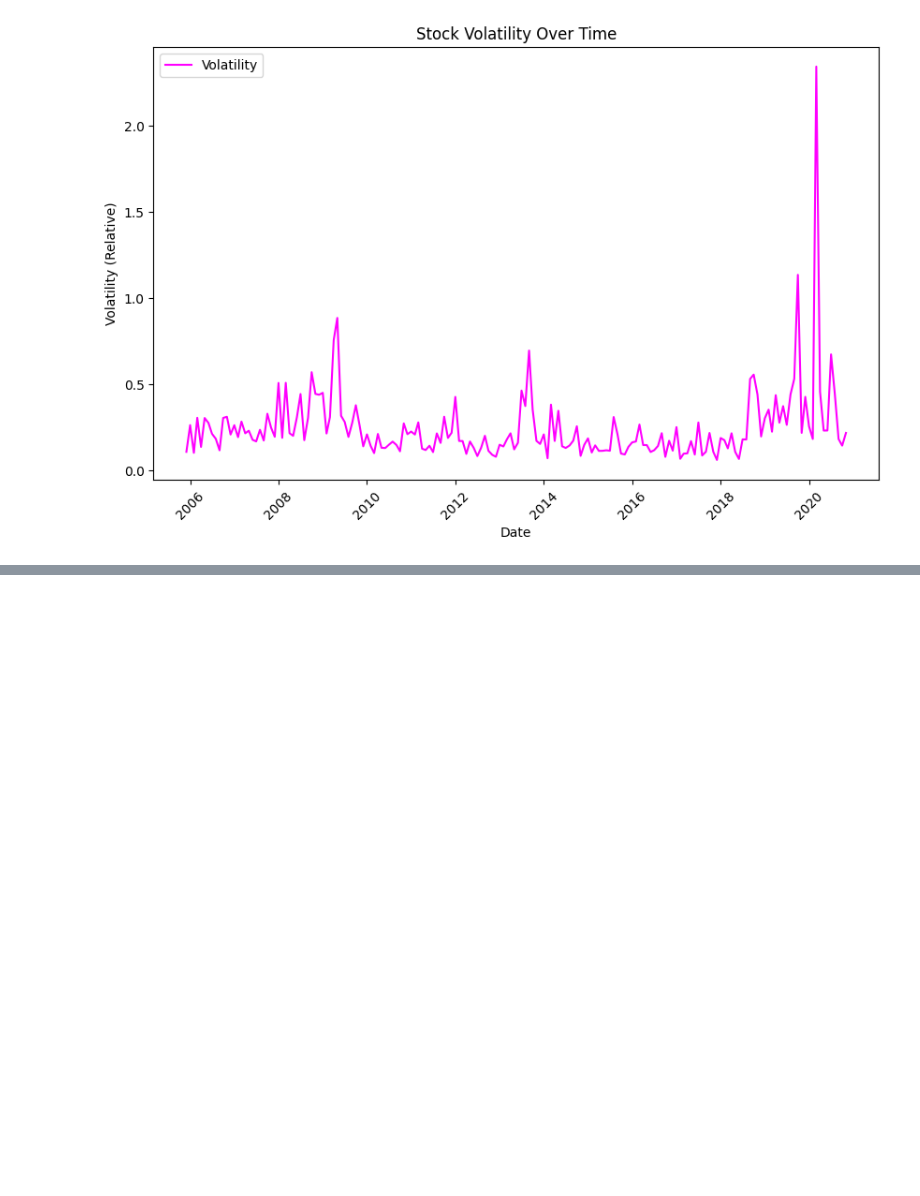
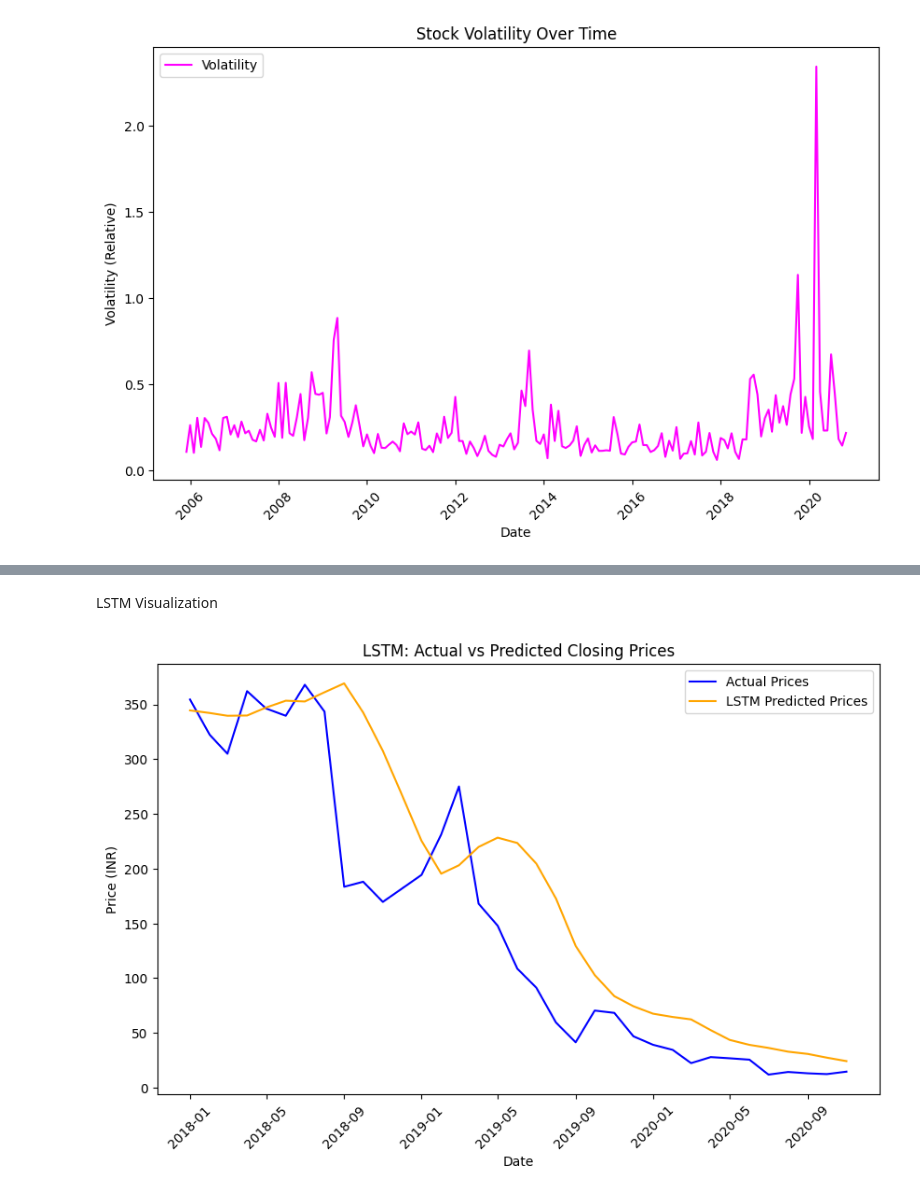
Before and after one commit to rohitmurari/super-duper-guide, a Jupyter notebook: Capstone_End_to_End_Machine_Learning.ipynb, the cells around one changed output, grey strips where cells are left out. Drawn from its saved outputs; the diff is of its cells as text; code cells hidden in the pictures; blank space fills up the shorter version.

```diff
--- a/Capstone_End_to_End_Machine_Learning.ipynb
+++ b/Capstone_End_to_End_Machine_Learning.ipynb
@@ -317,0 +469,22 @@ These graphs suggest that volatility has increased a lot around year 2020.
+# %% [markdown]
+LSTM Visualization
+# %%
+# Ensure 'Date' is the index and properly formatted
+df['Date'] = pd.to_datetime(df['Date'], format='%b-%y')  # Adjust the format as per your data
+df.set_index('Date', inplace=True)
+
+# Now adjust the test index again after confirming the Date column is the index
+test_index = df.index[train_size + sequence_length:]
+
+# Plot actual vs. predicted prices for LSTM
+plt.figure(figsize=(10, 6))
+plt.plot(test_index, y_test_lstm, label='Actual Prices', color='blue')  # Use adjusted index with dates
+plt.plot(test_index, y_pred_lstm, label='LSTM Predicted Prices', color='orange')  # Use adjusted index with dates
+plt.title('LSTM: Actual vs Predicted Closing Prices')
+plt.xlabel('Date')
+plt.ylabel('Price (INR)')
+plt.legend()
+plt.xticks(rotation=45)
+plt.show()
+# %% [output]
+[figure, added]
```
Also changed, not shown: parts of 15 cells of this notebook.
